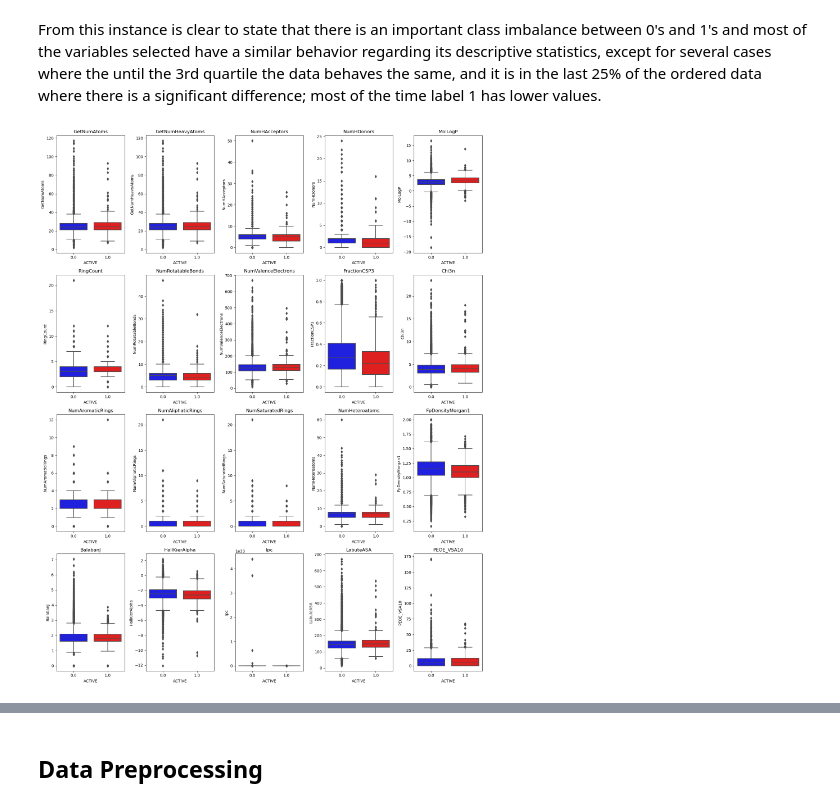
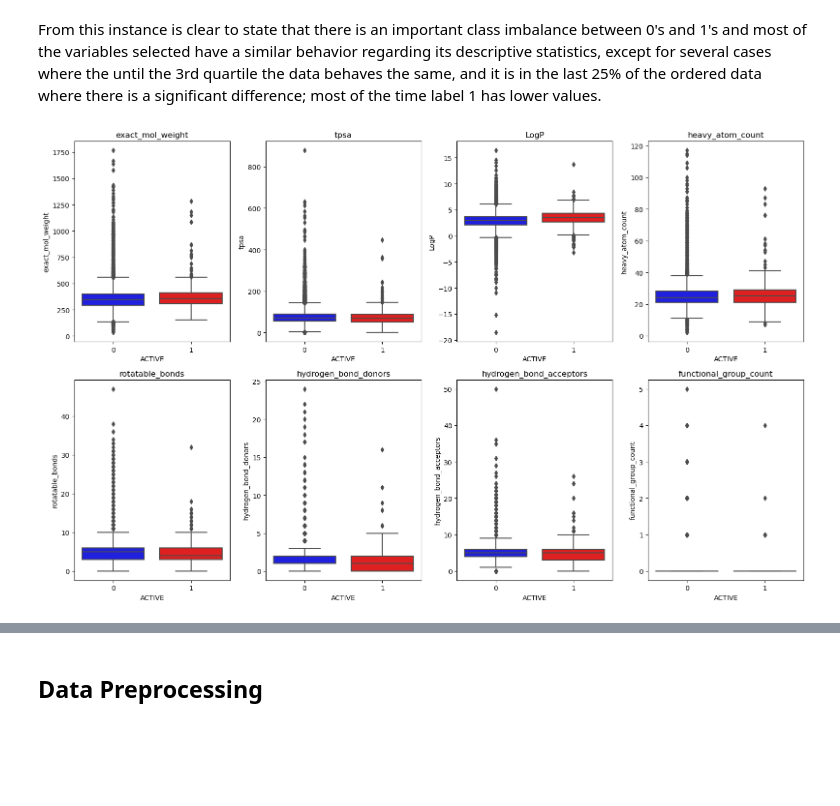
Before and after one commit to Christian-Duran-Garcia/ID2214-G13, a Jupyter notebook: Project/Assignment 4a.ipynb, the cells around one changed output, grey strips where cells are left out. Drawn from its saved outputs; the diff is of its cells as text; code cells hidden in the pictures; blank space fills up the shorter version.

```diff
--- a/Project/Assignment 4a.ipynb
+++ b/Project/Assignment 4a.ipynb
@@ -27,6 +28,9 @@ pd.set_option('display.max_columns', None)
 train_df = pd.read_csv('training_smiles.csv')
 test_df = pd.read_csv('test_smiles.csv')
 
+# Change the ACTIVE feature to category
+train_df['ACTIVE'] = train_df['ACTIVE'].astype('int').astype('category')
+
 # Display the dataframes
 display(train_df.head())
 display(test_df.head())
@@ -115,9 +126,0 @@ def get_SMILES_features(df, dataset):
-# %%
-# Reading datasets with features
-train_df = pd.read_csv('training_features_smiles.csv').drop('Unnamed: 0', axis=1)
-test_df = pd.read_csv('testing_features_smiles.csv').drop('Unnamed: 0', axis=1)
-
-train_df['ACTIVE'] = train_df['ACTIVE'].astype('category')
-
-display(train_df.head())
-display(test_df.head())
@@ -137,16 +126,0 @@ display(test_df.head())
-# %%
-# Add substructures to the dataset
-def get_fps(smiles):
-    mol = Chem.MolFromSmiles(smiles)
-    fp = np.array(AllChem.GetMorganFingerprintAsBitVect(mol, 2, nBits=1024))
-    return fp
-
-# Apply the function
-train_df['MorganFingerprint'] = train_df['SMILES'].apply(get_fps)
-test_df['MorganFingerprint'] = test_df['SMILES'].apply(get_fps)
-
-# Rearrange the column order
-train_df = train_df[train_df.columns.tolist()[:-2] + ['MorganFingerprint', 'ACTIVE']]
-
-display(train_df.head())
-display(test_df.head())
@@ -194,18 +157,18 @@ train_df.drop('INDEX', axis=1).groupby('ACTIVE').describe()
 From this instance is clear to state that there is an important class imbalance between 0's and 1's and most of the variables selected have a similar behavior regarding its descriptive statistics, except for several cases where the until the 3rd quartile the data behaves the same, and it is in the last 25% of the ordered data where there is a significant difference; most of the time label 1 has lower values.
 # %%
 # Create subplots
-fig, ax = plt.subplots(4, 5, figsize=(16,4*5))
+fig, ax = plt.subplots(2, 4, figsize=(16,5*2))
 
 # Select column to plot
-cols = train_df.columns[2:-1].to_numpy().reshape((4,5))
+cols = train_df.columns[[2,3,4,5,6,7,8,9]].to_numpy().reshape((2,4))
 
 # Create for loop
-for i in range(4):
-    for j in range(5):
+for i in range(2):
+    for j in range(4):
         sns.boxplot(x='ACTIVE', y=cols[i,j], data=train_df, palette={0:'blue', 1:'red'}, ax=ax[i,j])
         ax[i,j].set_title(cols[i,j])
 
 plt.tight_layout()
 plt.show()
 # %% [output]
-[figure, old version]
+[figure, new version]
```
Also changed, not shown: parts of 41 cells of this notebook, 2 other files.
